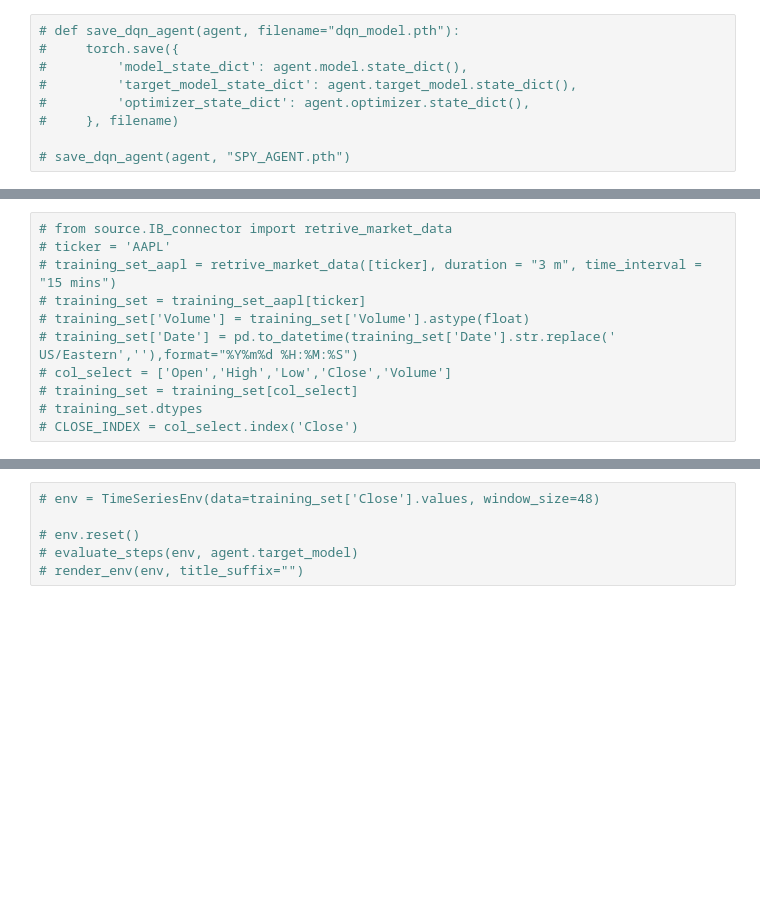
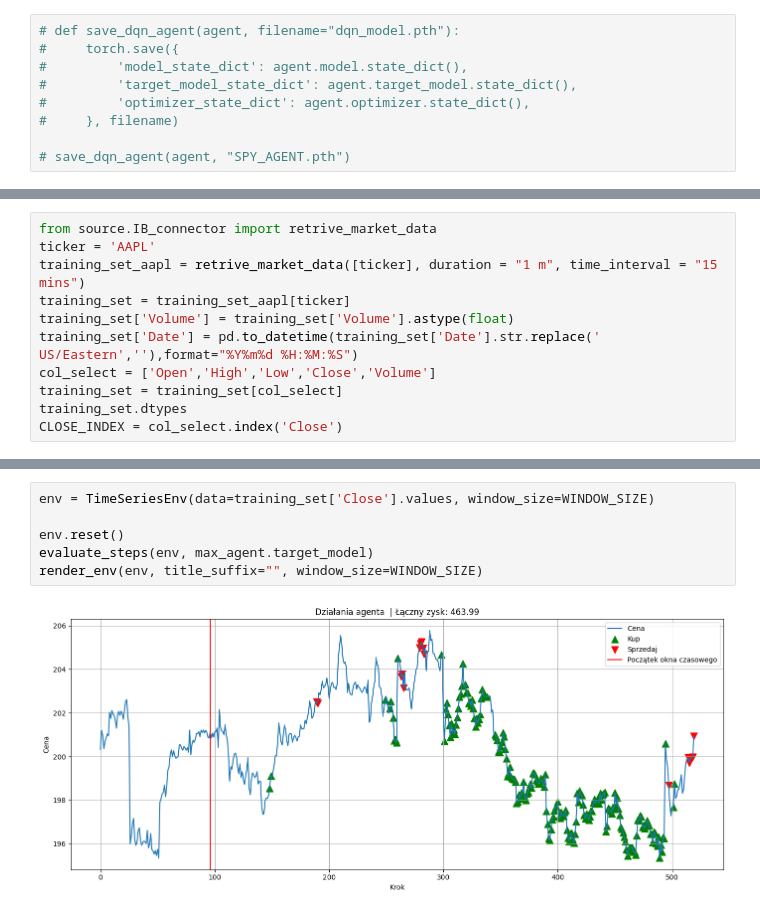
Before and after one commit to prosowiec/trade_rl, a Jupyter notebook: own_RL - sinus-vec.ipynb, the cells around one changed output, grey strips where cells are left out. Saved outputs shown, nothing was run; the diff lists cells and outputs as text; blank space fills up the shorter version.

```diff
--- a/own_RL - sinus-vec.ipynb
+++ b/own_RL - sinus-vec.ipynb
@@ -556,11 +695,11 @@ render_env(env, title_suffix="")
 # %%
-# from source.IB_connector import retrive_market_data
-# ticker = 'AAPL'
-# training_set_aapl = retrive_market_data([ticker], duration = "3 m", time_interval = "15 mins")
-# training_set = training_set_aapl[ticker]
-# training_set['Volume'] = training_set['Volume'].astype(float)
-# training_set['Date'] = pd.to_datetime(training_set['Date'].str.replace(' US/Eastern',''),format="%Y%m%d %H:%M:%S")
-# col_select = ['Open','High','Low','Close','Volume']
-# training_set = training_set[col_select]
-# training_set.dtypes
-# CLOSE_INDEX = col_select.index('Close')
+from source.IB_connector import retrive_market_data
+ticker = 'AAPL'
+training_set_aapl = retrive_market_data([ticker], duration = "1 m", time_interval = "15 mins")
+training_set = training_set_aapl[ticker]
+training_set['Volume'] = training_set['Volume'].astype(float)
+training_set['Date'] = pd.to_datetime(training_set['Date'].str.replace(' US/Eastern',''),format="%Y%m%d %H:%M:%S")
+col_select = ['Open','High','Low','Close','Volume']
+training_set = training_set[col_select]
+training_set.dtypes
+CLOSE_INDEX = col_select.index('Close')
@@ -567,6 +713,8 @@ render_env(env, title_suffix="")
 # %%
-# env = TimeSeriesEnv(data=training_set['Close'].values, window_size=48)
+env = TimeSeriesEnv(data=training_set['Close'].values, window_size=WINDOW_SIZE)
 
-# env.reset()
-# evaluate_steps(env, agent.target_model)
-# render_env(env, title_suffix="")
+env.reset()
+evaluate_steps(env, max_agent.target_model)
+render_env(env, title_suffix="", window_size=WINDOW_SIZE)
+# %% [output]
+[figure, added]
```
Also changed, not shown: parts of 17 cells of this notebook, 1 other file.
